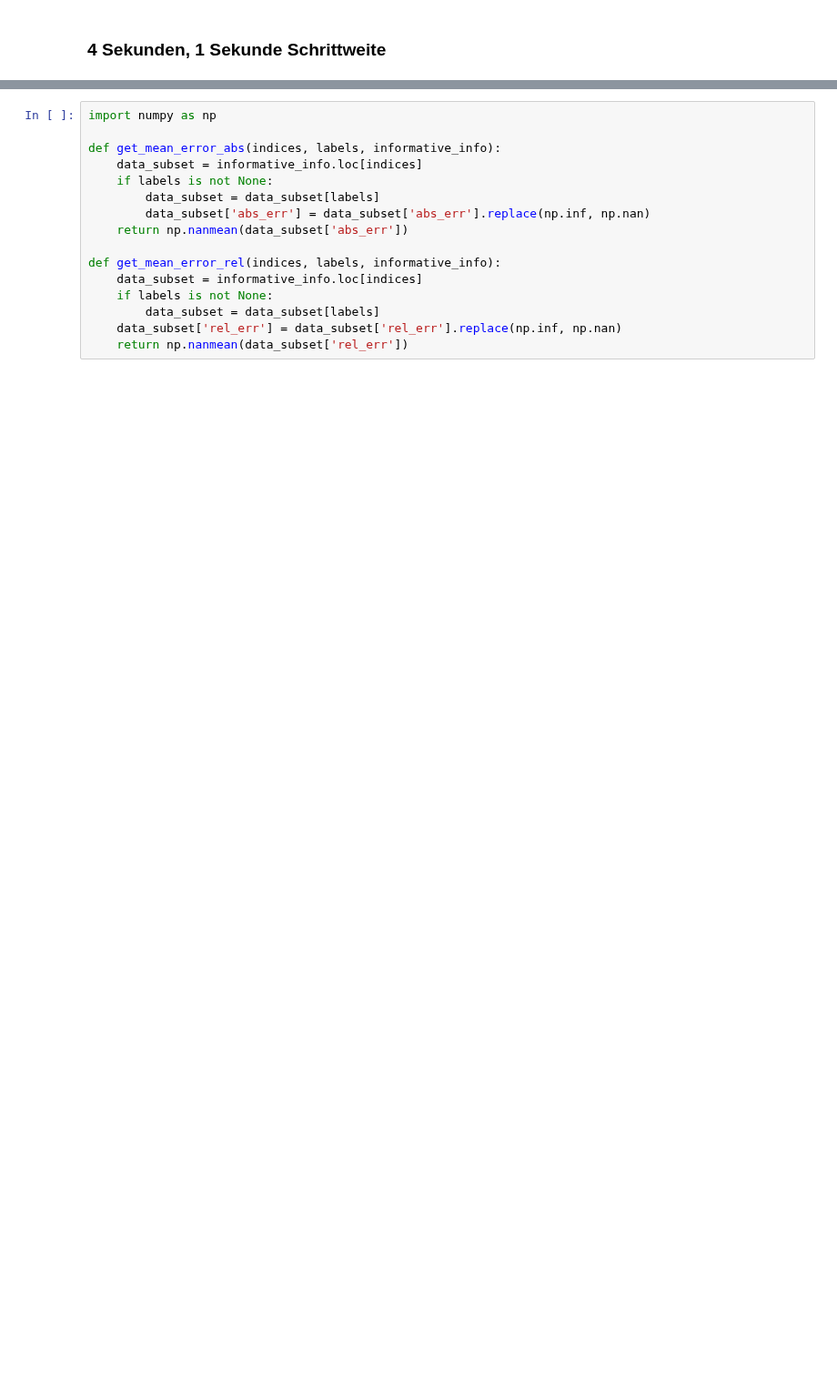
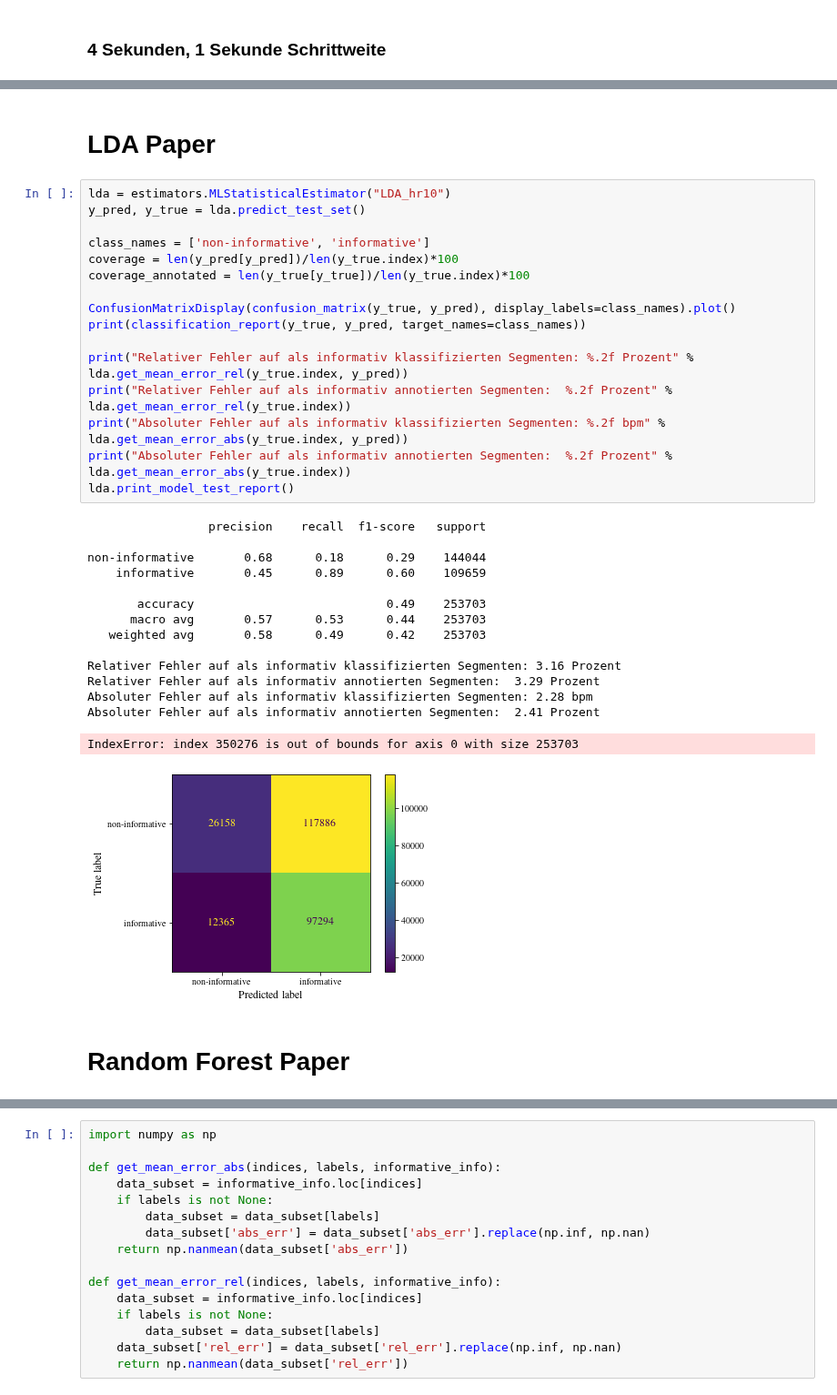
Before and after one commit to Zianor/Bachelorarbeit, a Jupyter notebook: Implementation/src/notebooks/estimator_results.ipynb, the cells around one changed output, grey strips where cells are left out. Shown at 91% size. Cells and saved outputs as stored; diff of their text form; blank space fills up the shorter version.

```diff
--- a/Implementation/src/notebooks/estimator_results.ipynb
+++ b/Implementation/src/notebooks/estimator_results.ipynb
@@ -106,0 +133,36 @@ Informative Segmente nach Annotation: 46.16
+# %% [markdown]
+# LDA Paper
+# %%
+lda = estimators.MLStatisticalEstimator("LDA_hr10")
+y_pred, y_true = lda.predict_test_set()
+
+class_names = ['non-informative', 'informative']
+coverage = len(y_pred[y_pred])/len(y_true.index)*100
+coverage_annotated = len(y_true[y_true])/len(y_true.index)*100
+
+ConfusionMatrixDisplay(confusion_matrix(y_true, y_pred), display_labels=class_names).plot()
+print(classification_report(y_true, y_pred, target_names=class_names))
+
+print("Relativer Fehler auf als informativ klassifizierten Segmenten: %.2f Prozent" % lda.get_mean_error_rel(y_true.index, y_pred))
+print("Relativer Fehler auf als informativ annotierten Segmenten:  %.2f Prozent" % lda.get_mean_error_rel(y_true.index))
+print("Absoluter Fehler auf als informativ klassifizierten Segmenten: %.2f bpm" % lda.get_mean_error_abs(y_true.index, y_pred))
+print("Absoluter Fehler auf als informativ annotierten Segmenten:  %.2f Prozent" % lda.get_mean_error_abs(y_true.index))
+lda.print_model_test_report()
+# %% [output]
+                 precision    recall  f1-score   support
+
+non-informative       0.68      0.18      0.29    144044
+    informative       0.45      0.89      0.60    109659
+
+       accuracy                           0.49    253703
+      macro avg       0.57      0.53      0.44    253703
+   weighted avg       0.58      0.49      0.42    253703
+
+Relativer Fehler auf als informativ klassifizierten Segmenten: 3.16 Prozent
+Relativer Fehler auf als informativ annotierten Segmenten:  3.29 Prozent
+Absoluter Fehler auf als informativ klassifizierten Segmenten: 2.28 bpm
+Absoluter Fehler auf als informativ annotierten Segmenten:  2.41 Prozent
+IndexError: index 350276 is out of bounds for axis 0 with size 253703
+[figure, added]
+# %% [markdown]
+# Random Forest Paper
```
Also changed, not shown: parts of 12 cells of this notebook, 2 other files.
